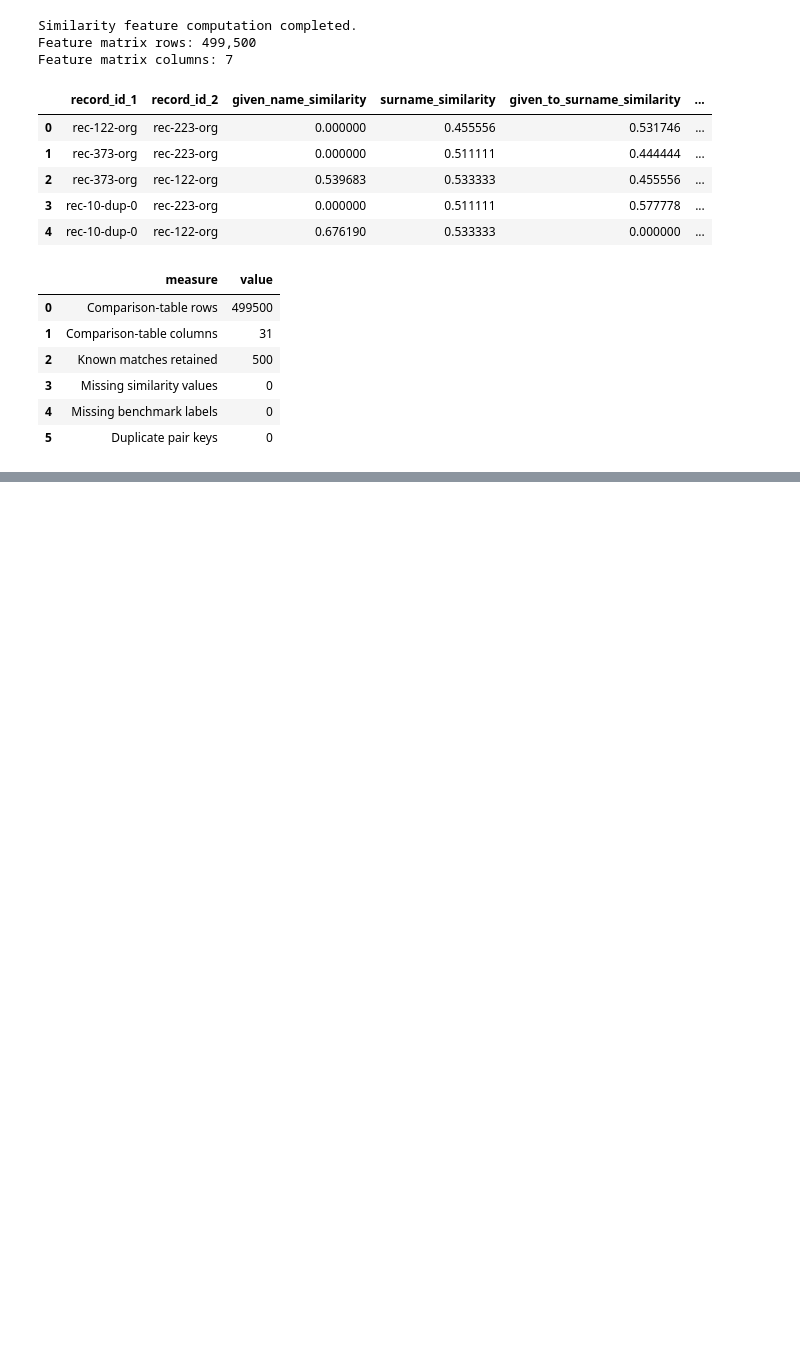
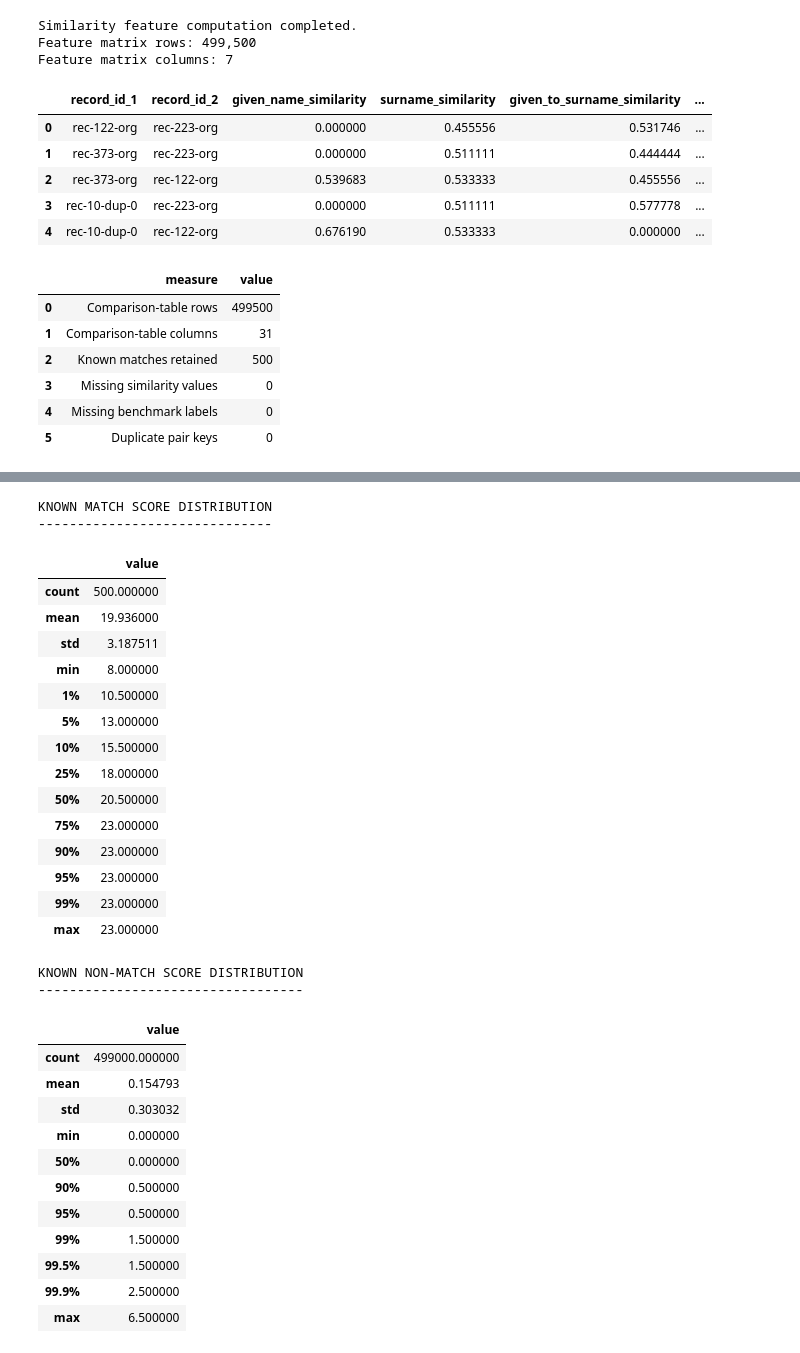
Before and after one commit to WaleBalogunK/Repository-name-entity-resolution-golden-record-lab, a Jupyter notebook: notebooks/01_data_acquisition_and_initial_audit.ipynb, the cells around one changed output, grey strips where cells are left out. Cells and saved outputs as stored; diff of their text form; code cells hidden in the pictures; blank space fills up the shorter version.

```diff
--- a/notebooks/01_data_acquisition_and_initial_audit.ipynb
+++ b/notebooks/01_data_acquisition_and_initial_audit.ipynb
@@ -4359,0 +4569,76 @@ similarity_feature_summary.round(4)
+# %%
+known_match_score_distribution = (
+    baseline_features.loc[
+        baseline_features["is_true_match"],
+        "baseline_match_score"
+    ]
+    .describe(
+        percentiles=[
+            0.01,
+            0.05,
+            0.10,
+            0.25,
+            0.50,
+            0.75,
+            0.90,
+            0.95,
+            0.99
+        ]
+    )
+)
+
+known_non_match_score_distribution = (
+    baseline_features.loc[
+        ~baseline_features["is_true_match"],
+        "baseline_match_score"
+    ]
+    .describe(
+        percentiles=[
+            0.90,
+            0.95,
+            0.99,
+            0.995,
+            0.999
+        ]
+    )
+)
+
+print("KNOWN MATCH SCORE DISTRIBUTION")
+print("------------------------------")
+display(known_match_score_distribution.to_frame("value"))
+
+print("\nKNOWN NON-MATCH SCORE DISTRIBUTION")
+print("----------------------------------")
+display(known_non_match_score_distribution.to_frame("value"))
+# %% [output]
+KNOWN MATCH SCORE DISTRIBUTION
+------------------------------
+|  | value |
+| count | 500.000000 |
+| mean | 19.936000 |
+| std | 3.187511 |
+| min | 8.000000 |
+| 1% | 10.500000 |
+| 5% | 13.000000 |
+| 10% | 15.500000 |
+| 25% | 18.000000 |
+| 50% | 20.500000 |
+| 75% | 23.000000 |
+| 90% | 23.000000 |
+| 95% | 23.000000 |
+| 99% | 23.000000 |
+| max | 23.000000 |
+KNOWN NON-MATCH SCORE DISTRIBUTION
+----------------------------------
+|  | value |
+| count | 499000.000000 |
+| mean | 0.154793 |
+| std | 0.303032 |
+| min | 0.000000 |
+| 50% | 0.000000 |
+| 90% | 0.500000 |
+| 95% | 0.500000 |
+| 99% | 1.500000 |
+| 99.5% | 1.500000 |
+| 99.9% | 2.500000 |
+| max | 6.500000 |
```
Also changed, not shown: parts of 6 cells of this notebook.
